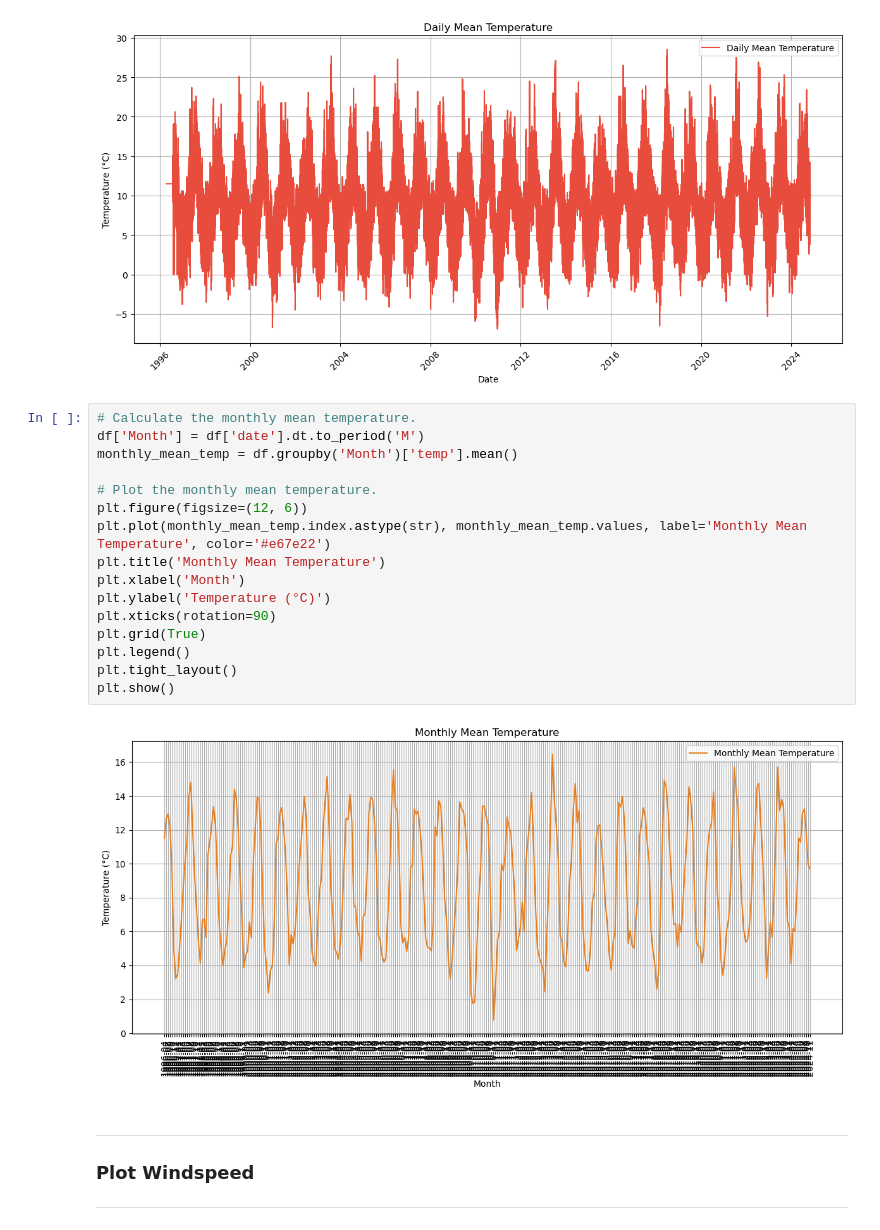
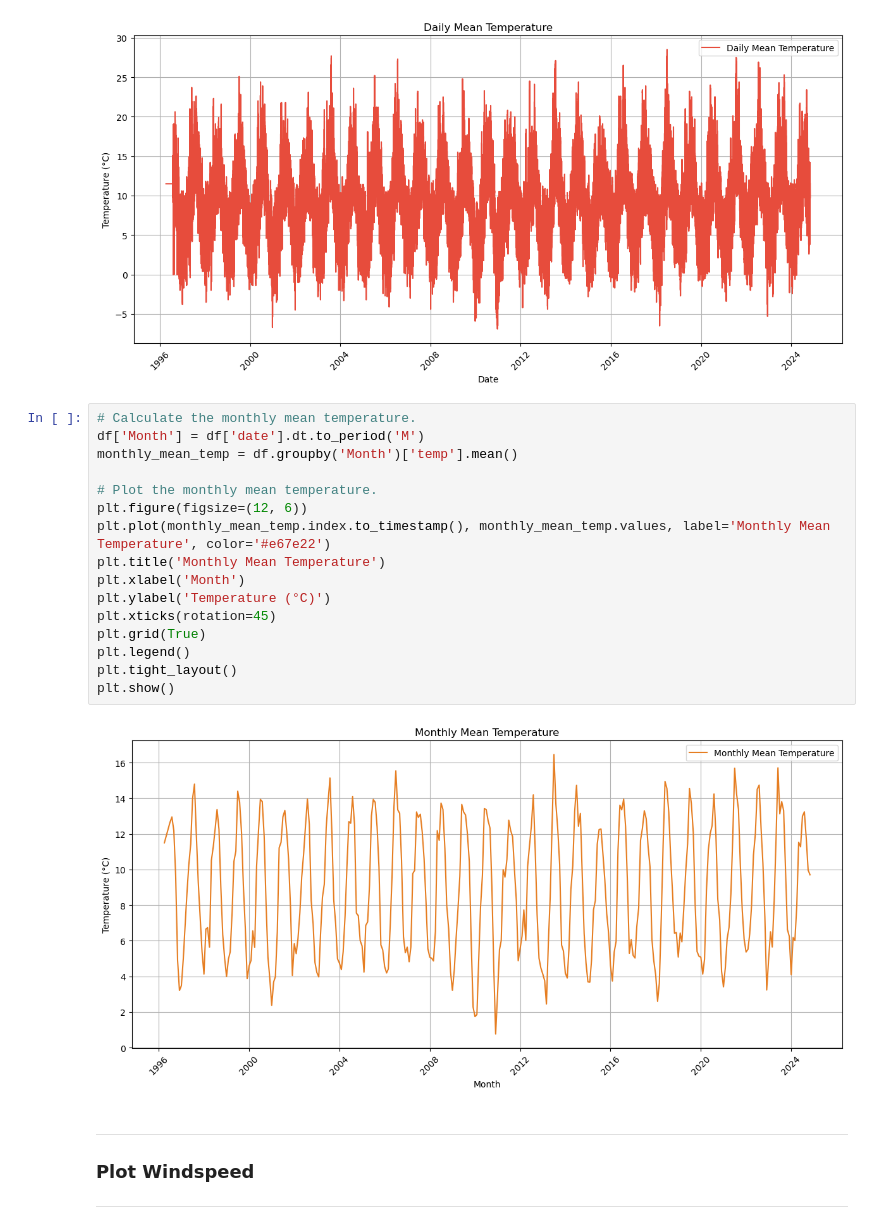
Before and after one commit to RodrigoDMU/programming-for-data-analytics, a Jupyter notebook: assignments/assignment_6_weather.ipynb, the cells around one changed output. Drawn from its saved outputs; the diff is of its cells as text.

```diff
--- a/assignments/assignment_6_weather.ipynb
+++ b/assignments/assignment_6_weather.ipynb
@@ -219,21 +219,21 @@ plt.show()
 # %%
 # Calculate the monthly mean temperature.
 df['Month'] = df['date'].dt.to_period('M')
 monthly_mean_temp = df.groupby('Month')['temp'].mean()
 
 # Plot the monthly mean temperature.
 plt.figure(figsize=(12, 6))
-plt.plot(monthly_mean_temp.index.astype(str), monthly_mean_temp.values, label='Monthly Mean Temperature', color='#e67e22')
+plt.plot(monthly_mean_temp.index.to_timestamp(), monthly_mean_temp.values, label='Monthly Mean Temperature', color='#e67e22')
 plt.title('Monthly Mean Temperature')
 plt.xlabel('Month')
 plt.ylabel('Temperature (°C)')
-plt.xticks(rotation=90)
+plt.xticks(rotation=45)
 plt.grid(True)
 plt.legend()
 plt.tight_layout()
 plt.show()
 # %% [output]
-[figure, old version]
+[figure, new version]
 # %% [markdown]
 ***
 ### Plot Windspeed
```
Also changed, not shown: parts of 2 cells of this notebook, 1 other file.
